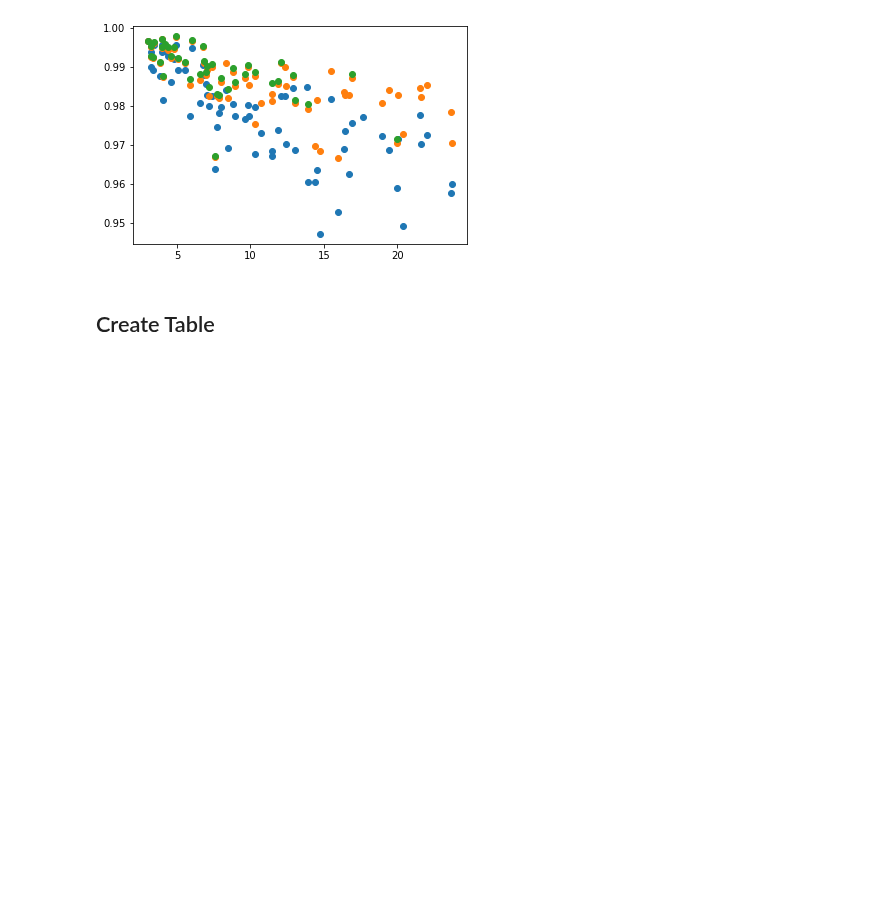
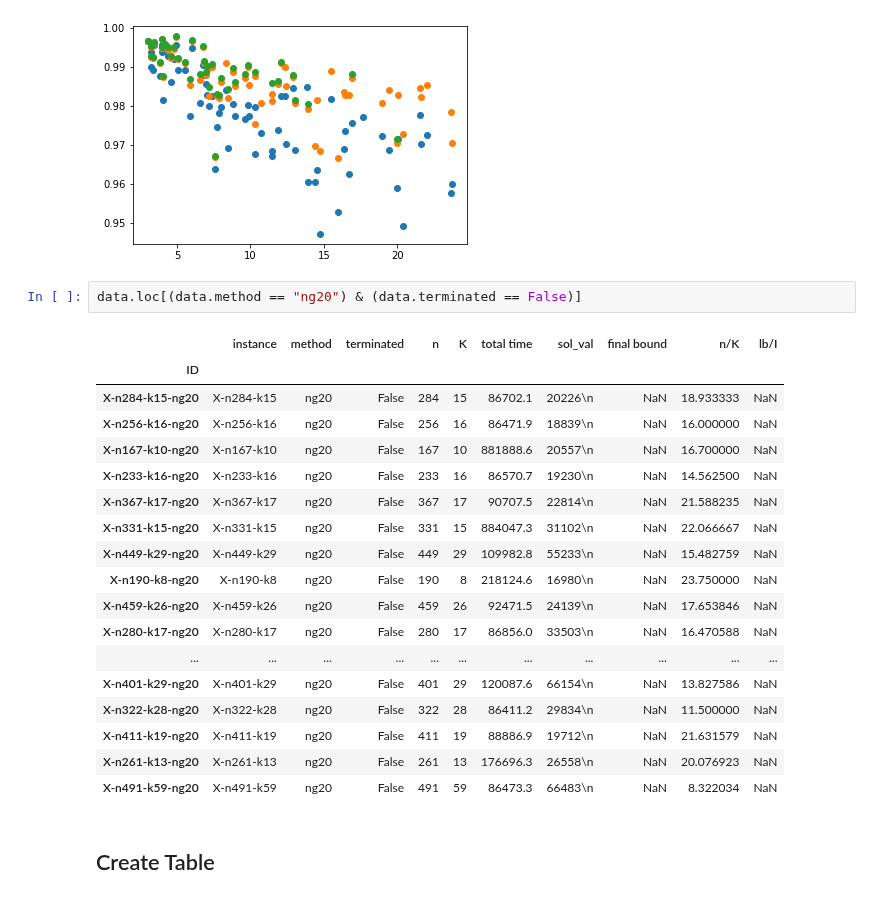
Before and after one commit to habanzu/cvrp, a Jupyter notebook: notebooks/Evaluation.ipynb, the cells around one changed output. Drawn from its saved outputs; the diff is of its cells as text; blank space fills up the shorter version.

```diff
--- a/notebooks/Evaluation.ipynb
+++ b/notebooks/Evaluation.ipynb
@@ -73,6 +103,27 @@ plt.scatter(df3["n/K"],df3['lb/I'])
 plt.show()
 # %% [output]
 [figure]
+# %%
+data.loc[(data.method == "ng20") & (data.terminated == False)]
+# %% [output]
+|  | instance | method | terminated | n | K | total time | sol_val | final bound | n/K | lb/I |
+| ID |  |  |  |  |  |  |  |  |  |  |
+| X-n284-k15-ng20 | X-n284-k15 | ng20 | False | 284 | 15 | 86702.1 | 20226\n | NaN | 18.933333 | NaN |
+| X-n256-k16-ng20 | X-n256-k16 | ng20 | False | 256 | 16 | 86471.9 | 18839\n | NaN | 16.000000 | NaN |
+| X-n167-k10-ng20 | X-n167-k10 | ng20 | False | 167 | 10 | 881888.6 | 20557\n | NaN | 16.700000 | NaN |
+| X-n233-k16-ng20 | X-n233-k16 | ng20 | False | 233 | 16 | 86570.7 | 19230\n | NaN | 14.562500 | NaN |
+| X-n367-k17-ng20 | X-n367-k17 | ng20 | False | 367 | 17 | 90707.5 | 22814\n | NaN | 21.588235 | NaN |
+| X-n331-k15-ng20 | X-n331-k15 | ng20 | False | 331 | 15 | 884047.3 | 31102\n | NaN | 22.066667 | NaN |
+| X-n449-k29-ng20 | X-n449-k29 | ng20 | False | 449 | 29 | 109982.8 | 55233\n | NaN | 15.482759 | NaN |
+| X-n190-k8-ng20 | X-n190-k8 | ng20 | False | 190 | 8 | 218124.6 | 16980\n | NaN | 23.750000 | NaN |
+| X-n459-k26-ng20 | X-n459-k26 | ng20 | False | 459 | 26 | 92471.5 | 24139\n | NaN | 17.653846 | NaN |
+| X-n280-k17-ng20 | X-n280-k17 | ng20 | False | 280 | 17 | 86856.0 | 33503\n | NaN | 16.470588 | NaN |
+| ... | ... | ... | ... | ... | ... | ... | ... | ... | ... | ... |
+| X-n401-k29-ng20 | X-n401-k29 | ng20 | False | 401 | 29 | 120087.6 | 66154\n | NaN | 13.827586 | NaN |
+| X-n322-k28-ng20 | X-n322-k28 | ng20 | False | 322 | 28 | 86411.2 | 29834\n | NaN | 11.500000 | NaN |
+| X-n411-k19-ng20 | X-n411-k19 | ng20 | False | 411 | 19 | 88886.9 | 19712\n | NaN | 21.631579 | NaN |
+| X-n261-k13-ng20 | X-n261-k13 | ng20 | False | 261 | 13 | 176696.3 | 26558\n | NaN | 20.076923 | NaN |
+| X-n491-k59-ng20 | X-n491-k59 | ng20 | False | 491 | 59 | 86473.3 | 66483\n | NaN | 8.322034 | NaN |
 # %% [markdown]
 ## Create Table
 # %%
```
Also changed, not shown: parts of 4 cells of this notebook.
